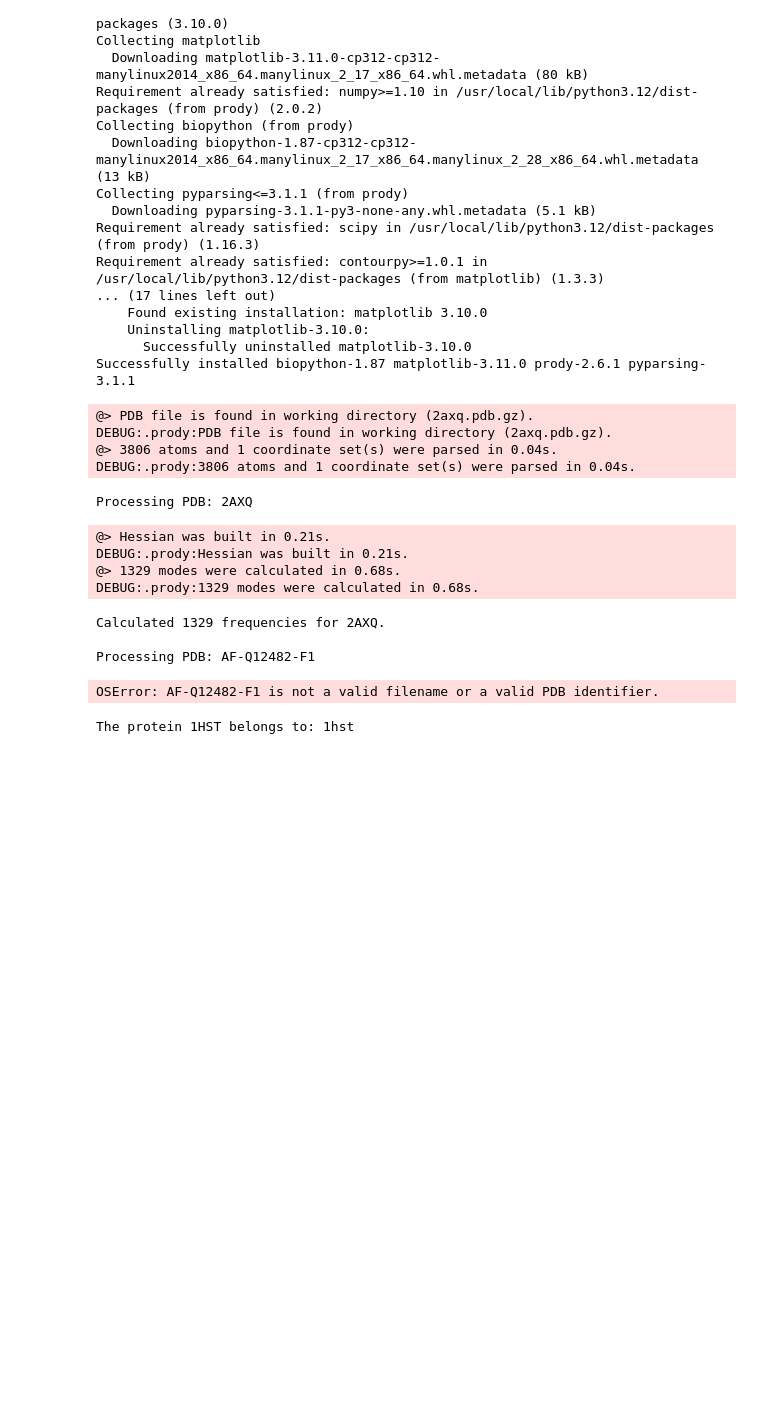
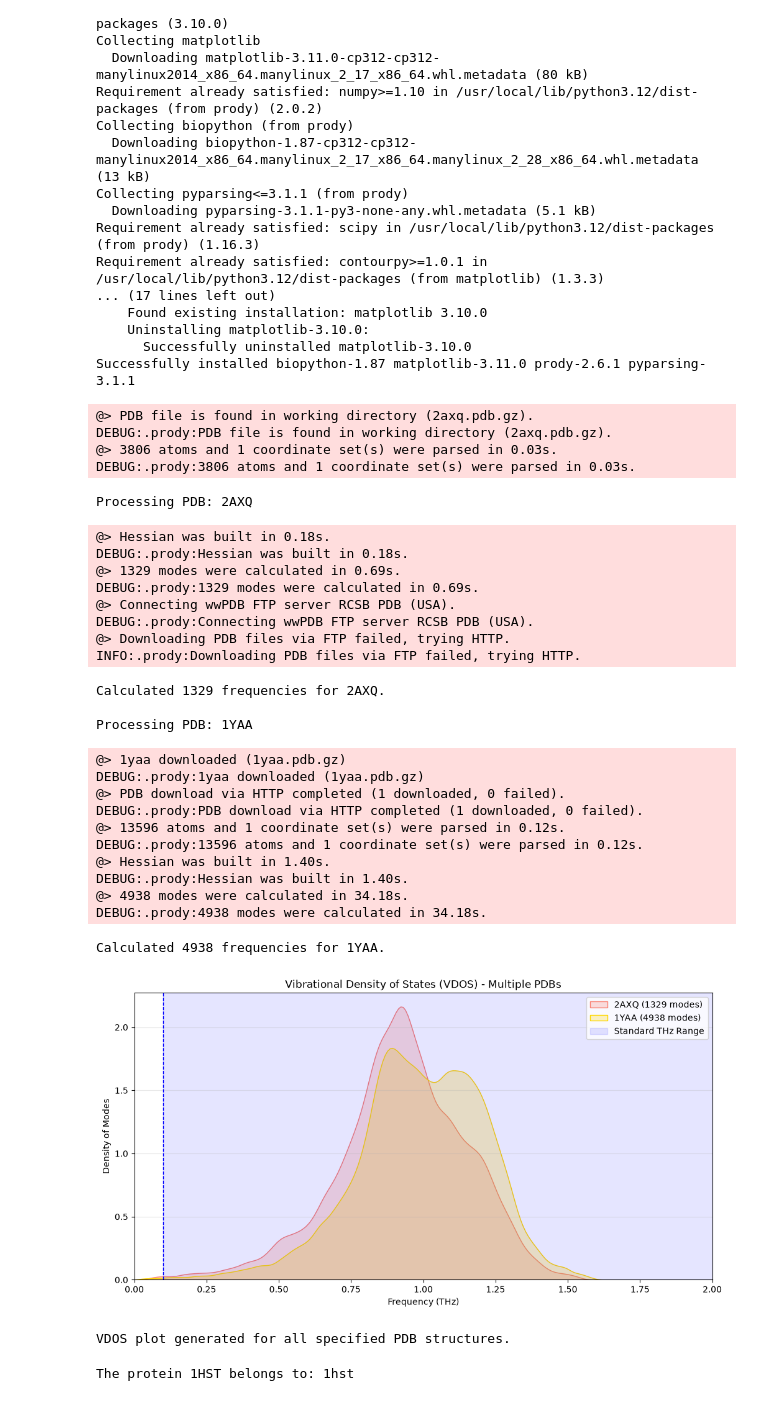
Before and after one commit to jorge-torresgomez/AI_microfluidic, a Jupyter notebook: code/THz_Protein_Folding/Protein_Folding.ipynb, the cells around one changed output. Drawn from its saved outputs; the diff is of its cells as text; code cells hidden in the pictures; blank space fills up the shorter version.

```diff
--- a/code/THz_Protein_Folding/Protein_Folding.ipynb
+++ b/code/THz_Protein_Folding/Protein_Folding.ipynb
@@ -26,7 +28,7 @@ import numpy as np
 from prody import *
 
 # Define a list of PDB IDs to process
-pdb_ids = ['2AXQ', '1YAA'] # Added 4AKE as an example
+pdb_ids = ['2AXQ', '1YAA','3IG5'] # Added 4AKE as an example
 
 all_frequencies = []
 labels = []
@@ -61,41 +63,57 @@ for pdb_id in pdb_ids:
     all_frequencies.append(frequencies)
     labels.append(f"{pdb_id} ({len(frequencies)} modes)")
     print(f"Calculated {len(frequencies)} frequencies for {pdb_id}.")
 
 # 5. Plot the Density of States for all structures
 plt.figure(figsize=(12, 6))
 colors = ['salmon', 'gold', 'lightgreen', 'skyblue', 'orchid'] # Extend colors if more PDBs
 
 for i, freqs in enumerate(all_frequencies):
     sns.kdeplot(freqs, fill=True, color=colors[i % len(colors)], label=labels[i], bw_adjust=0.5)
 
 # Highlight the THz region
 plt.axvspan(0.1, 3.0, color='blue', alpha=0.1, label='Standard THz Range')
 plt.axvline(0.1, color='blue', linestyle='--', linewidth=1)
 
 plt.title("Vibrational Density of States (VDOS) - Multiple PDBs")
 plt.xlabel("Frequency (THz)")
 plt.ylabel("Density of Modes")
 plt.xlim(0, 2.0) # Keep xlim consistent for better comparison
 plt.legend()
 plt.grid(axis='y', alpha=0.3)
 plt.show()
 
 print("VDOS plot generated for all specified PDB structures.")
 # %% [output]
 @> PDB file is found in working directory (2axq.pdb.gz).
 DEBUG:.prody:PDB file is found in working directory (2axq.pdb.gz).
-@> 3806 atoms and 1 coordinate set(s) were parsed in 0.04s.
-DEBUG:.prody:3806 atoms and 1 coordinate set(s) were parsed in 0.04s.
+@> 3806 atoms and 1 coordinate set(s) were parsed in 0.03s.
+DEBUG:.prody:3806 atoms and 1 coordinate set(s) were parsed in 0.03s.
 Processing PDB: 2AXQ
-@> Hessian was built in 0.21s.
-DEBUG:.prody:Hessian was built in 0.21s.
-@> 1329 modes were calculated in 0.68s.
-DEBUG:.prody:1329 modes were calculated in 0.68s.
+@> Hessian was built in 0.18s.
+DEBUG:.prody:Hessian was built in 0.18s.
+@> 1329 modes were calculated in 0.69s.
+DEBUG:.prody:1329 modes were calculated in 0.69s.
+@> Connecting wwPDB FTP server RCSB PDB (USA).
+DEBUG:.prody:Connecting wwPDB FTP server RCSB PDB (USA).
+@> Downloading PDB files via FTP failed, trying HTTP.
+INFO:.prody:Downloading PDB files via FTP failed, trying HTTP.
 Calculated 1329 frequencies for 2AXQ.
 
-Processing PDB: AF-Q12482-F1
+Processing PDB: 1YAA
-OSError: AF-Q12482-F1 is not a valid filename or a valid PDB identifier.
+@> 1yaa downloaded (1yaa.pdb.gz)
+DEBUG:.prody:1yaa downloaded (1yaa.pdb.gz)
+@> PDB download via HTTP completed (1 downloaded, 0 failed).
+DEBUG:.prody:PDB download via HTTP completed (1 downloaded, 0 failed).
+@> 13596 atoms and 1 coordinate set(s) were parsed in 0.12s.
+DEBUG:.prody:13596 atoms and 1 coordinate set(s) were parsed in 0.12s.
+@> Hessian was built in 1.40s.
+DEBUG:.prody:Hessian was built in 1.40s.
+@> 4938 modes were calculated in 34.18s.
+DEBUG:.prody:4938 modes were calculated in 34.18s.
+Calculated 4938 frequencies for 1YAA.
+[figure, added]
+VDOS plot generated for all specified PDB structures.
 # %%
 print(f"The protein 1HST belongs to: {structure_1tbu.getTitle()}")
 # %% [output]
```
Also changed, not shown: parts of 1 cell of this notebook.
